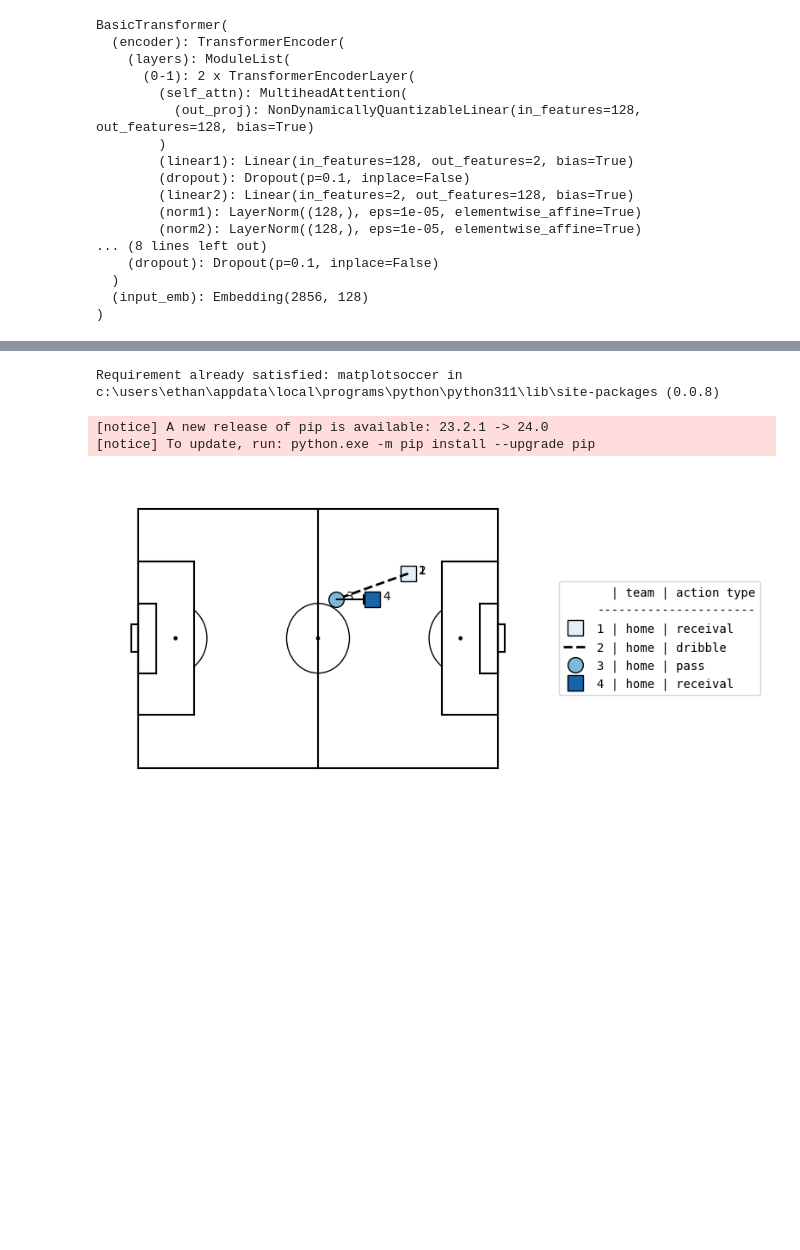
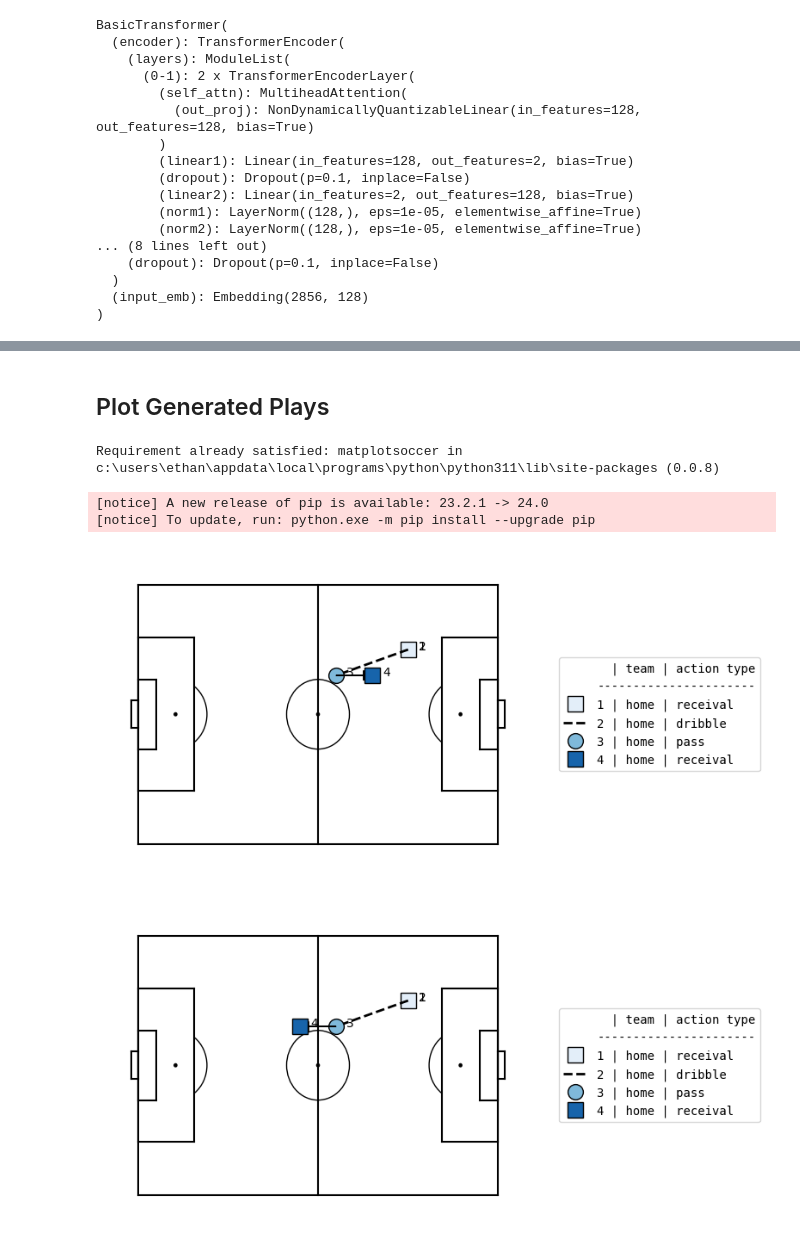
Before and after one commit to danielhocevar/Foundation-Model-for-Soccer, a Jupyter notebook: eval.ipynb, the cells around one changed output, grey strips where cells are left out. Saved outputs shown, nothing was run; the diff lists cells and outputs as text; code cells hidden in the pictures; blank space fills up the shorter version.

Commit message:
Add plot with markov predictions

```diff
--- a/eval.ipynb
+++ b/eval.ipynb
@@ -75,3 +73,12 @@ BasicTransformer(
+# %%
+counts = pd.read_csv("transition_counts.csv", index_col = 0)
+counts_smoothed = counts + 1
+probs = counts_smoothed / counts_smoothed.sum()
+
+def pred_markov(tok):
+    return counts[vocab[tok]].argmax()
+# %% [markdown]
+## Plot Generated Plays
 # %%
 !pip install matplotsoccer
 # %% [output]
@@ -104,10 +111,15 @@ def plot_action_sequence(tokens):
 # %%
 pid = 200
 
 model.eval()
 output = model(torch.from_numpy(X_train[pid])).argmax(dim=-1)
 play = output[0,-1].item()
 sequence = list(X_train[pid]) + [play]
 plot_action_sequence([vocab[i] for i in sequence])
+
+output = pred_markov(X_train[pid][-1])
+sequence = list(X_train[pid]) + [output]
+plot_action_sequence([vocab[i] for i in sequence])
 # %% [output]
 [figure]
+[figure, added]
```
Also changed, not shown: parts of 4 cells of this notebook.
